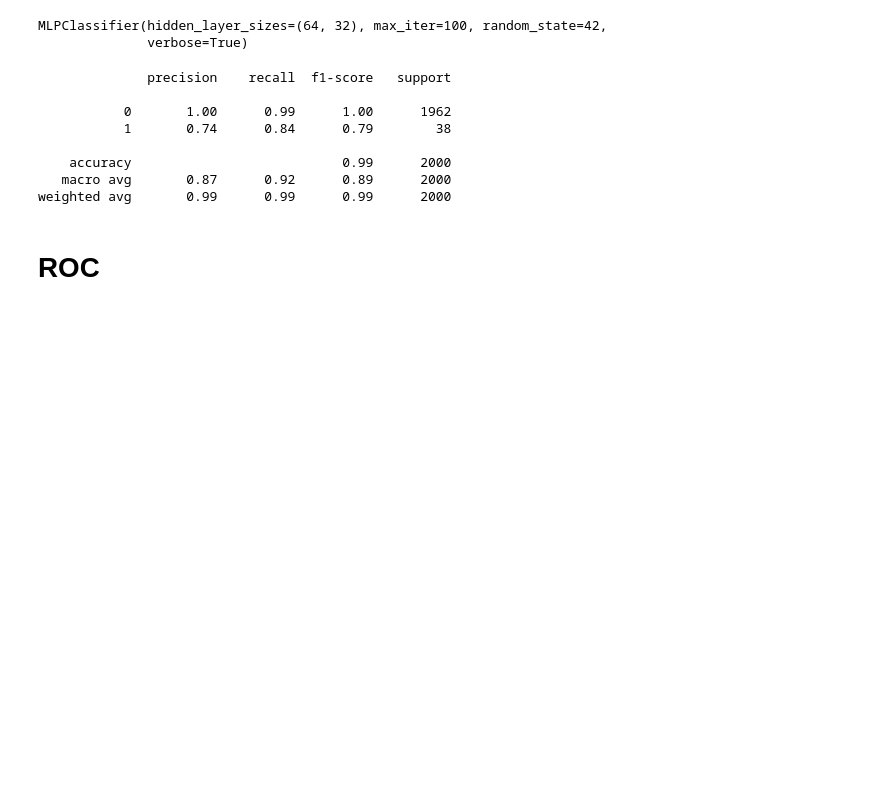
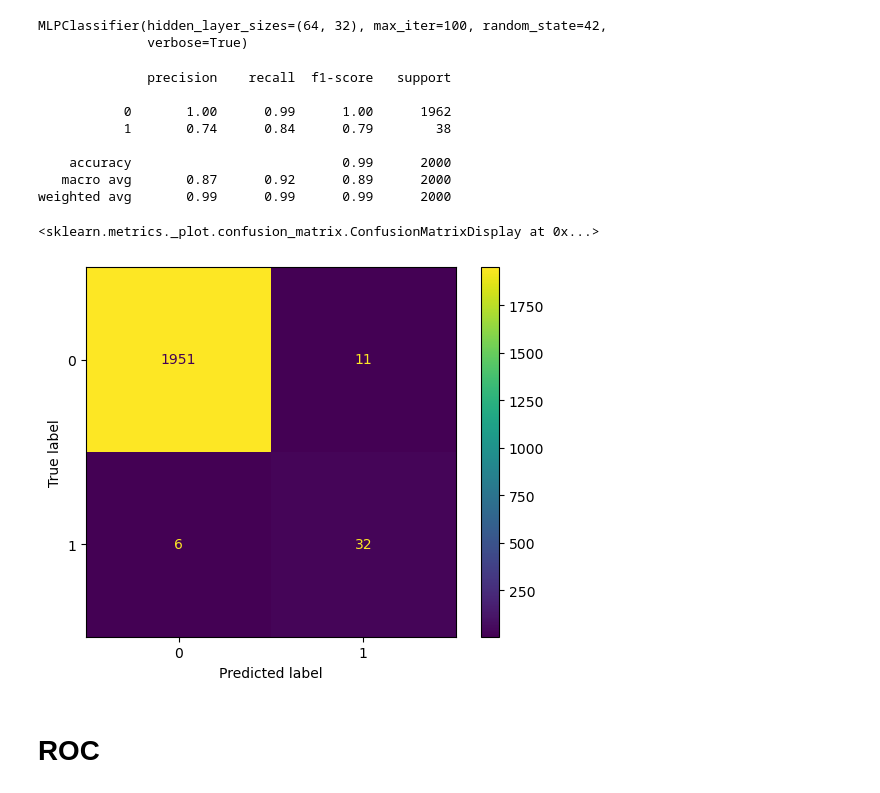
Before and after one commit to Giorgio6846/TrabajoParcial-ML, a Jupyter notebook: code/data_process.ipynb, the cells around one changed output. Drawn from its saved outputs; the diff is of its cells as text; code cells hidden in the pictures; blank space fills up the shorter version.

```diff
--- a/code/data_process.ipynb
+++ b/code/data_process.ipynb
@@ -229,8 +235,8 @@ Training loss did not improve more than tol=0.000100 for 10 consecutive epochs.
 MLPClassifier(hidden_layer_sizes=(64, 32), max_iter=100, random_state=42,
               verbose=True)
 # %%
-y_pred = mlp.predict(X_test_processed)
-print(classification_report(y_test, y_pred))
+y_pred_mlp = mlp.predict(X_test_processed)
+print(classification_report(y_test, y_pred_mlp))
 # %% [output]
               precision    recall  f1-score   support
 
@@ -240,5 +246,10 @@ print(classification_report(y_test, y_pred))
     accuracy                           0.99      2000
    macro avg       0.87      0.92      0.89      2000
 weighted avg       0.99      0.99      0.99      2000
+# %%
+ConfusionMatrixDisplay(confusion_matrix(y_test, y_pred_mlp), display_labels=mlp.classes_).plot()
+# %% [output]
+<sklearn.metrics._plot.confusion_matrix.ConfusionMatrixDisplay at 0x...>
+[figure, added]
 # %% [markdown]
 # ROC
```
Also changed, not shown: parts of 6 cells of this notebook, 2 other files.
